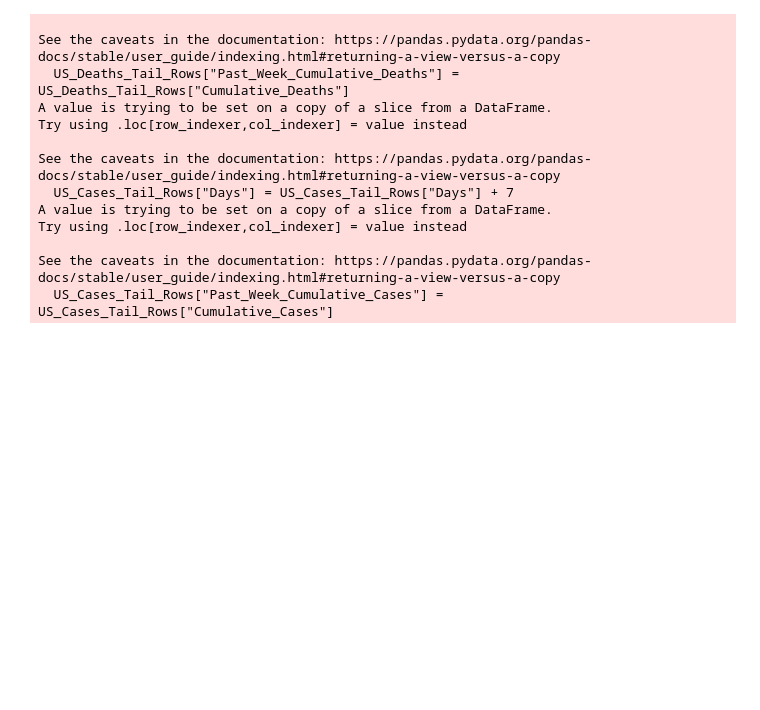
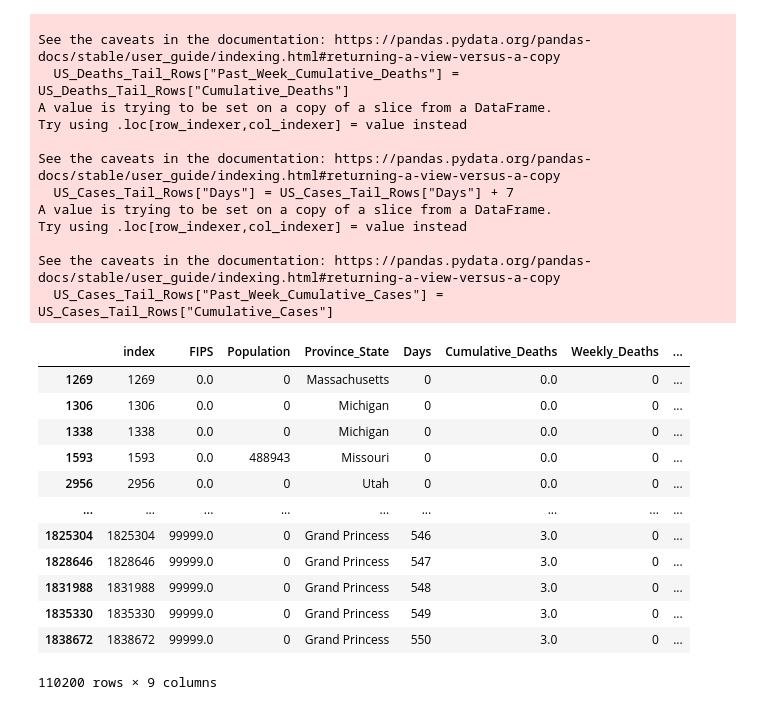
Before and after one commit to sakethsundar/covid-forecaster, a Jupyter notebook: MIT_GBCF_Forecaster.ipynb, the cells around one changed output. Cells and saved outputs as stored; diff of their text form; code cells hidden in the pictures; blank space fills up the shorter version.

```diff
--- a/MIT_GBCF_Forecaster.ipynb
+++ b/MIT_GBCF_Forecaster.ipynb
@@ -1,17 +7,13 @@
 # %%
-import git
-import time
-import pandas as pd
-from datetime import datetime, timedelta, date
-import io
+
 
 REPO_DIR_NAME = "/Users/saksun/work/COVID-19"
 REMOTE_URL = "https://github.com/CSSEGISandData/COVID-19.git"
-start_date = datetime(2020, 10, 17)
-end_date = datetime(2020, 10, 19)
-predictionFilePath= "data/predictions/predicted_us_deaths_2020-10-11.csv"
-skip_day_predictions =  270
-model_day_offset=250
+start_date = datetime(2021, 7, 24)
+end_date = datetime(2021, 7, 26)
+predictionFilePath= "data/predictions/predicted_us_deaths_2021-07-18.csv"
+skip_day_predictions =  550
+model_day_offset=530
 
 
 
@@ -291,6 +297,42 @@ See the caveats in the documentation: https://pandas.pydata.org/pandas-docs/stab
 def daterange(date1, date2):
     for n in range(int ((date2 - date1).days)+1):
         yield date1 + timedelta(n)
+# %%
+unassigned_fips = [  0.0, 60.0,    66.0,    69.0,    78.0,  2013.0,  2261.0, 72001.0,  72003.0,  72005.0,
+ 72007.0,  72009.0,  72011.0,  72013.0,  72015.0,  72017.0,  72019.0,  72021.0,  72023.0,  72025.0,
+ 72027.0,  72029.0,  72031.0,  72033.0,  72035.0,  72037.0,  72039.0,  72041.0,  72043.0,  72045.0,
+ 72047.0,  72049.0,  72051.0,  72053.0,  72054.0,  72055.0,  72057.0,  72059.0,  72061.0,  72063.0,
+ 72065.0,  72067.0,  72069.0,  72071.0,  72073.0,  72075.0,  72077.0,  72079.0,  72081.0,  72083.0,
+ 72085.0,  72087.0,  72089.0,  72091.0,  72093.0,  72095.0,  72097.0,  72099.0,  72101.0,  72103.0,
+ 72105.0,  72107.0,  72109.0,  72111.0,  72113.0,  72115.0,  72117.0,  72119.0,  72121.0,  72123.0,
+ 72125.0,  72127.0,  72129.0,  72131.0,  72133.0,  72135.0,  72137.0,  72139.0,  72141.0,  72143.0,
+ 72145.0,  72147.0,  72149.0,  72151.0,  72153.0,  72888.0,  72999.0,  80001.0, 80002.0, 80004.0, 80005.0,
+ 80006.0, 80008.0, 80009.0, 80010.0, 80011.0, 80012.0, 80013.0, 80015.0, 80016.0, 80017.0,
+ 80018.0, 80019.0, 80020.0, 80021.0, 80022.0, 80023.0, 80024.0, 80025.0, 80026.0, 80027.0,
+ 80028.0, 80029.0, 80030.0, 80031.0, 80032.0, 80033.0, 80034.0, 80035.0, 80036.0, 80037.0,
+ 80038.0, 80039.0, 80040.0, 80041.0, 80042.0, 80044.0, 80045.0, 80046.0, 80047.0, 80048.0,
+ 80049.0, 80050.0, 80051.0, 80053.0, 80054.0, 80055.0, 80056.0, 88888.0, 90001.0, 90002.0,
+ 90004.0, 90005.0, 90006.0, 90008.0, 90009.0, 90010.0, 90011.0, 90012.0, 90013.0, 90015.0,
+ 90016.0, 90017.0, 90018.0, 90019.0, 90020.0, 90021.0, 90022.0, 90023.0, 90024.0, 90025.0,
+ 90026.0, 90027.0, 90028.0, 90029.0, 90030.0, 90031.0, 90032.0, 90033.0, 90034.0, 90035.0,
+ 90036.0, 90037.0, 90038.0, 90039.0, 90040.0, 90041.0, 90042.0, 90044.0, 90045.0, 90046.0,
+ 90047.0, 90048.0, 90049.0, 90050.0, 90051.0, 90053.0, 90054.0, 90055.0, 90056.0, 99999.0]
+unassigned_deaths_df = US_Deaths_df[US_Deaths_df['FIPS'].isin(unassigned_fips)]
+unassigned_deaths_df
+# %% [output]
+|  | index | FIPS | Population | Province_State | Days | Cumulative_Deaths | Weekly_Deaths | ... |
+| 1269 | 1269 | 0.0 | 0 | Massachusetts | 0 | 0.0 | 0 | ... |
+| 1306 | 1306 | 0.0 | 0 | Michigan | 0 | 0.0 | 0 | ... |
+| 1338 | 1338 | 0.0 | 0 | Michigan | 0 | 0.0 | 0 | ... |
+| 1593 | 1593 | 0.0 | 488943 | Missouri | 0 | 0.0 | 0 | ... |
+| 2956 | 2956 | 0.0 | 0 | Utah | 0 | 0.0 | 0 | ... |
+| ... | ... | ... | ... | ... | ... | ... | ... | ... |
+| 1825304 | 1825304 | 99999.0 | 0 | Grand Princess | 546 | 3.0 | 0 | ... |
+| 1828646 | 1828646 | 99999.0 | 0 | Grand Princess | 547 | 3.0 | 0 | ... |
+| 1831988 | 1831988 | 99999.0 | 0 | Grand Princess | 548 | 3.0 | 0 | ... |
+| 1835330 | 1835330 | 99999.0 | 0 | Grand Princess | 549 | 3.0 | 0 | ... |
+| 1838672 | 1838672 | 99999.0 | 0 | Grand Princess | 550 | 3.0 | 0 | ... |
+110200 rows × 9 columns
 # %%
 #load state tests data to combine with cases and deaths
 #data is not available for all days, populate zero for missing ones
```
Also changed, not shown: parts of 11 cells of this notebook, 18 other files.
